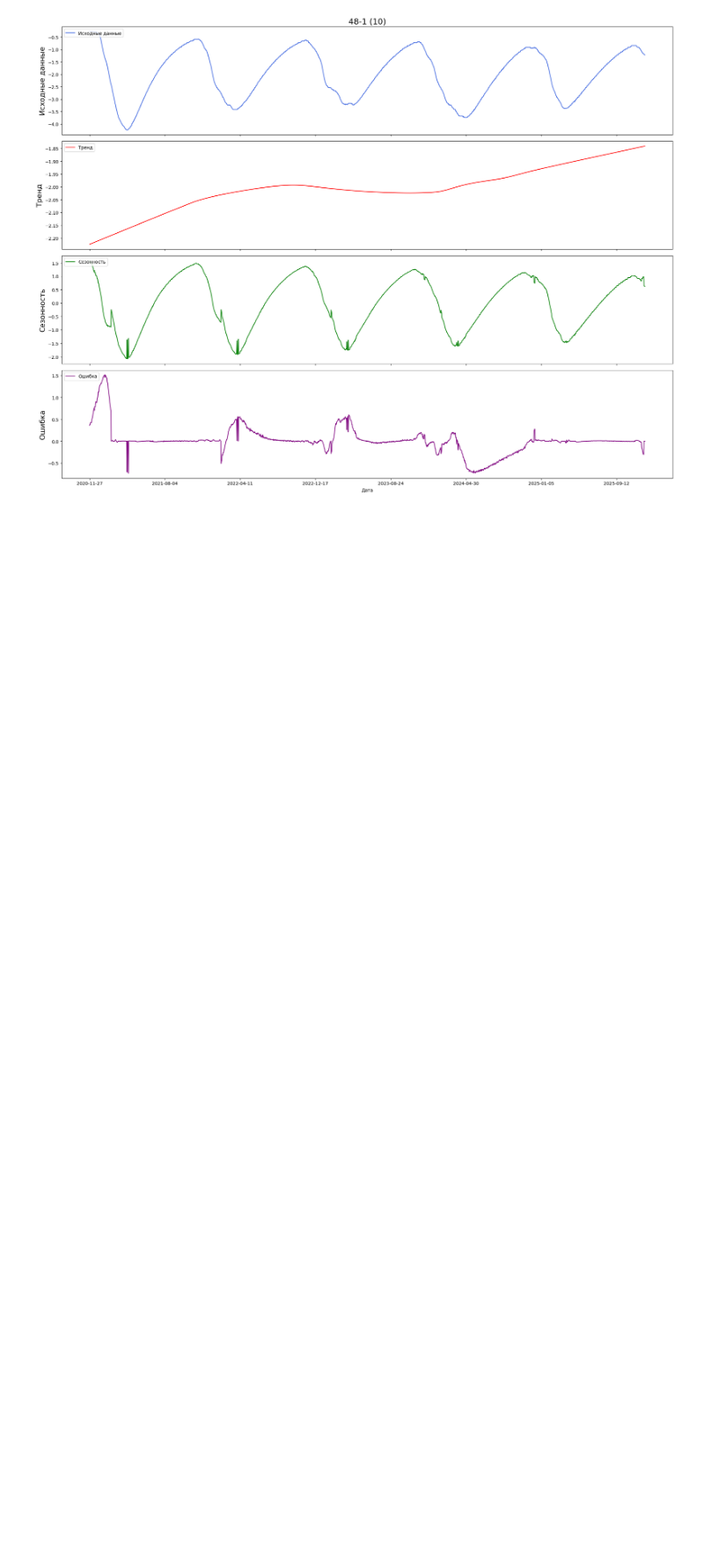
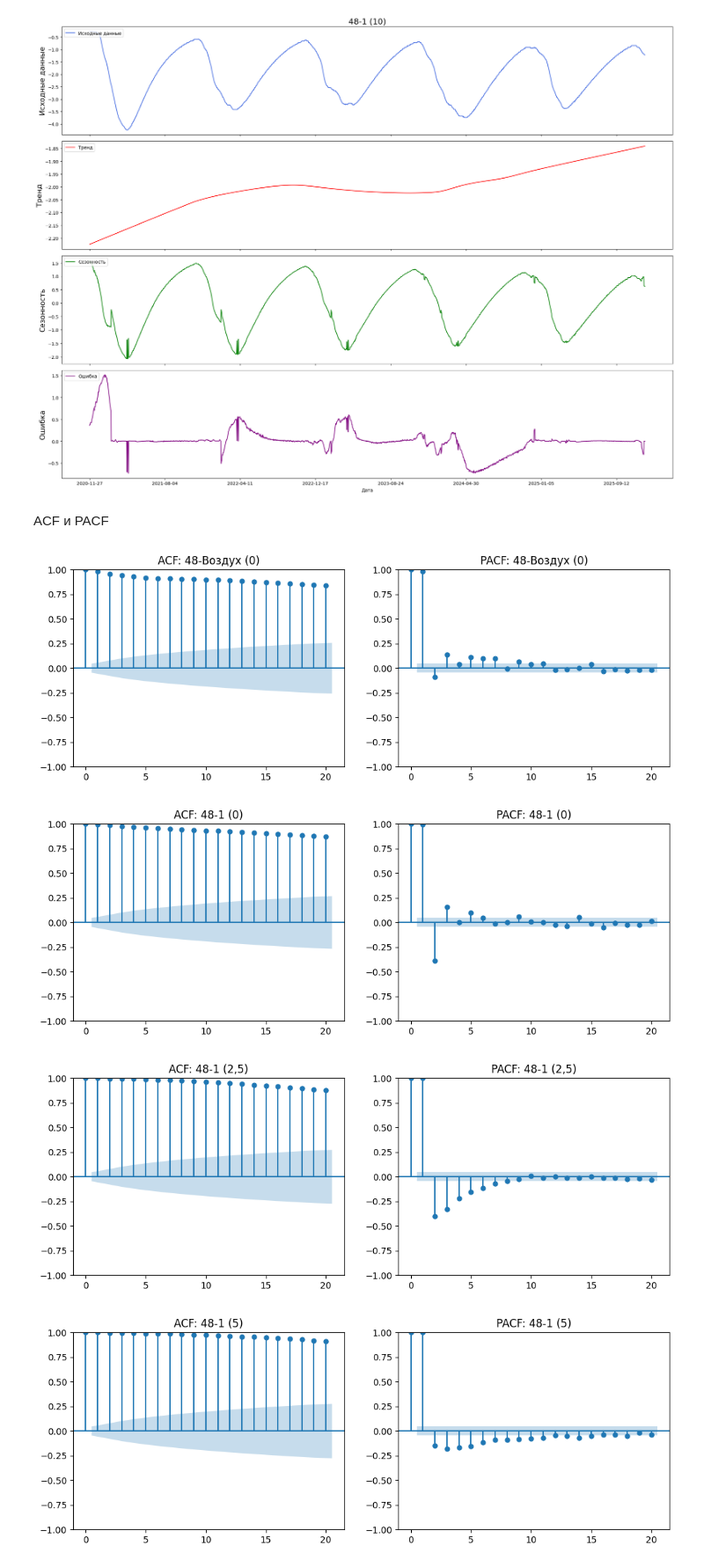
Before and after one commit to mefodyvaulin/ml-salekhard, a Jupyter notebook: notebooks/eda.ipynb, the cells around one changed output. Shown at 88% size. Drawn from its saved outputs; the diff is of its cells as text; code cells hidden in the pictures; blank space fills up the shorter version.

Commit message:
show acf and pacf

```diff
--- a/notebooks/eda.ipynb
+++ b/notebooks/eda.ipynb
@@ -43,3 +45,16 @@ show_series_stl(df['48-1 (10)'])
 [figure]
 [figure]
 [figure]
+# %% [markdown]
+ACF и PACF
+# %%
+show_acf_pacf(df['48-Воздух (0)'], lags = 20)
+show_acf_pacf(df['48-1 (0)'], lags = 20)
+show_acf_pacf(df['48-1 (2,5)'], lags = 20)
+show_acf_pacf(df['48-1 (5)'], lags = 20)
+show_acf_pacf(df['48-1 (10)'], lags = 20)
+# %% [output]
+[figure, added]
+[figure, added]
+[figure, added]
+[figure, added]
```
Also changed, not shown: parts of 5 cells of this notebook, 1 other file.
